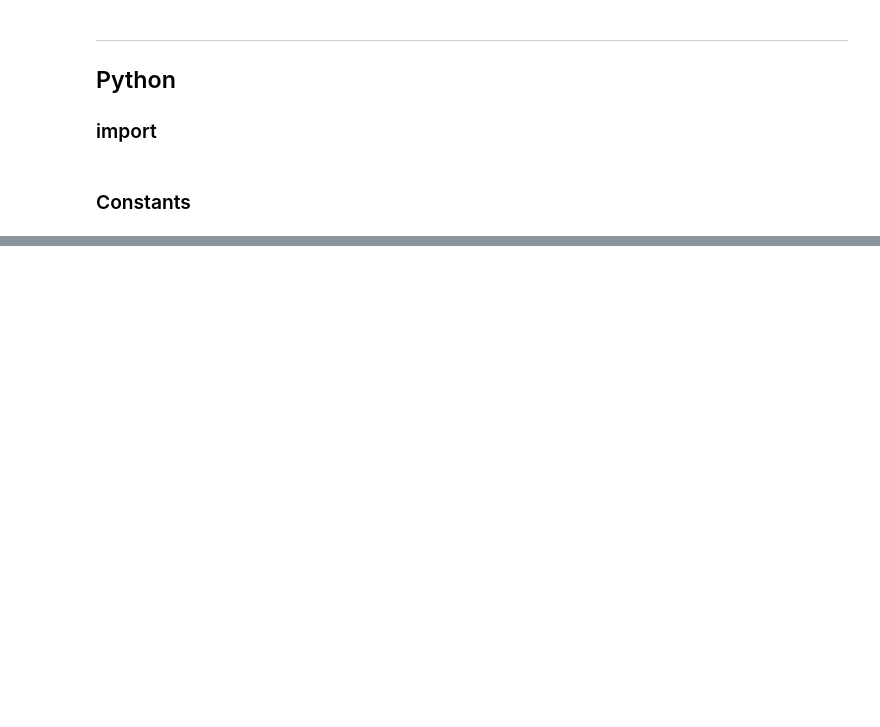
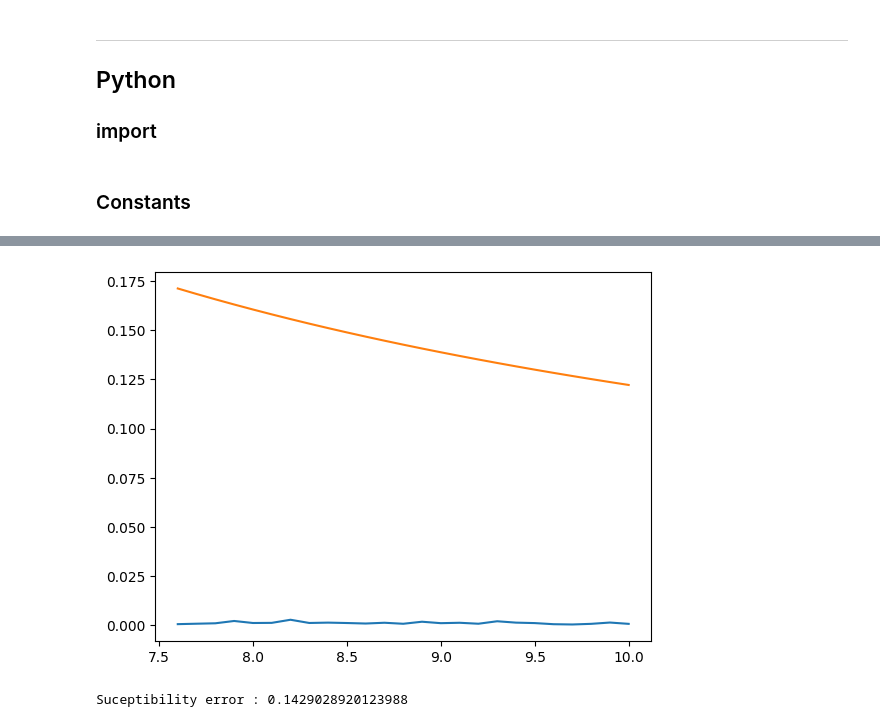
Before and after one commit to TheoHUETQC/monte-carlo, a Jupyter notebook: project1/qmc_project1.ipynb, the cells around one changed output, grey strips where cells are left out. Saved outputs shown, nothing was run; the diff lists cells and outputs as text; code cells hidden in the pictures; blank space fills up the shorter version.

```diff
--- a/project1/qmc_project1.ipynb
+++ b/project1/qmc_project1.ipynb
@@ -197,0 +256,14 @@ A rediger
+# %%
+T_begin = T[:len(T)//4]
+X_begin = suceptibility_list[:len(T)//4]
+XT_begin = suceptibility_theoric[:len(T)//4]
+
+plt.plot(T_begin, X_begin)
+plt.plot(T_begin, XT_begin)
+plt.show()
+
+X_error = error(X_begin, XT_begin)
+print("Suceptibility error :", X_error)
+# %% [output]
+[figure, added]
+Suceptibility error : 0.1429028920123988
```
Also changed, not shown: parts of 26 cells of this notebook, 1 other file.
